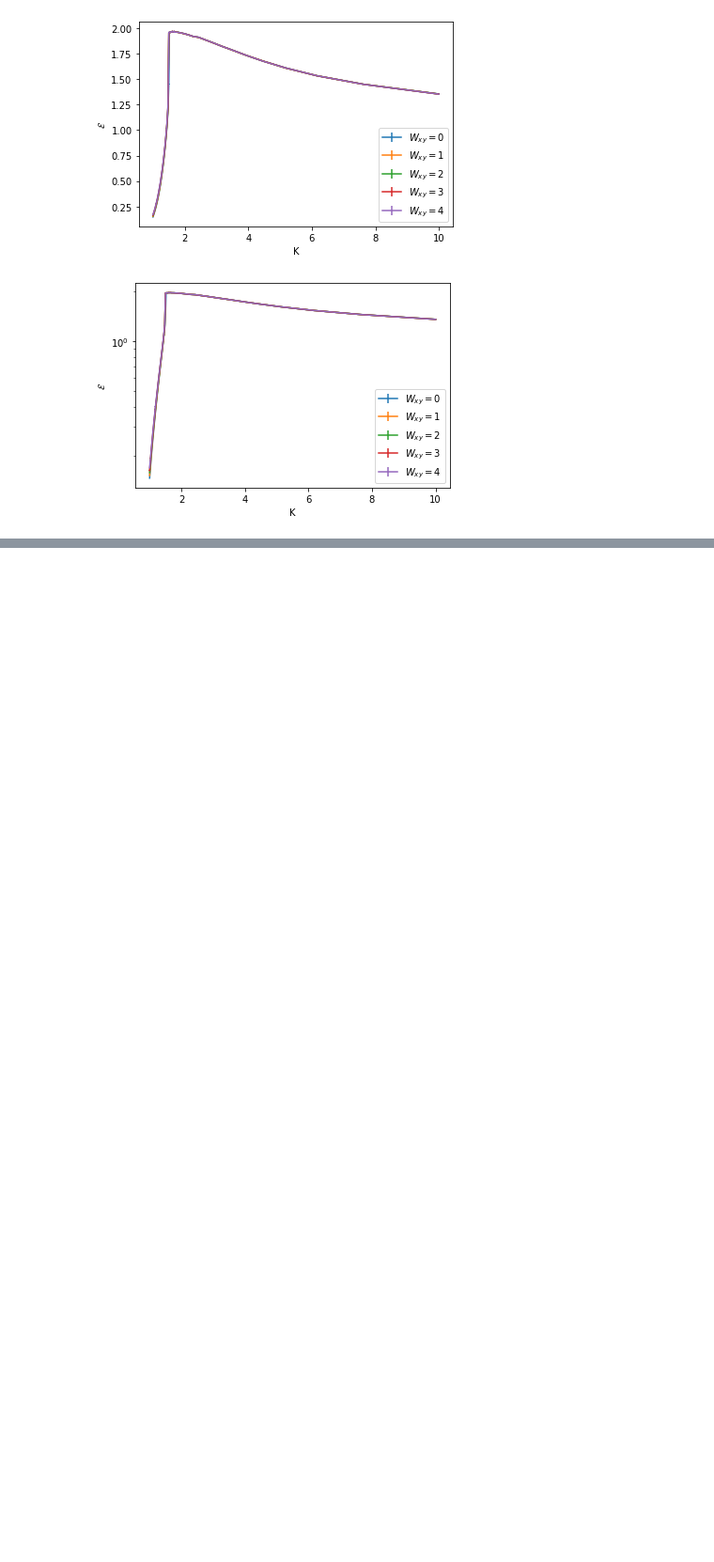
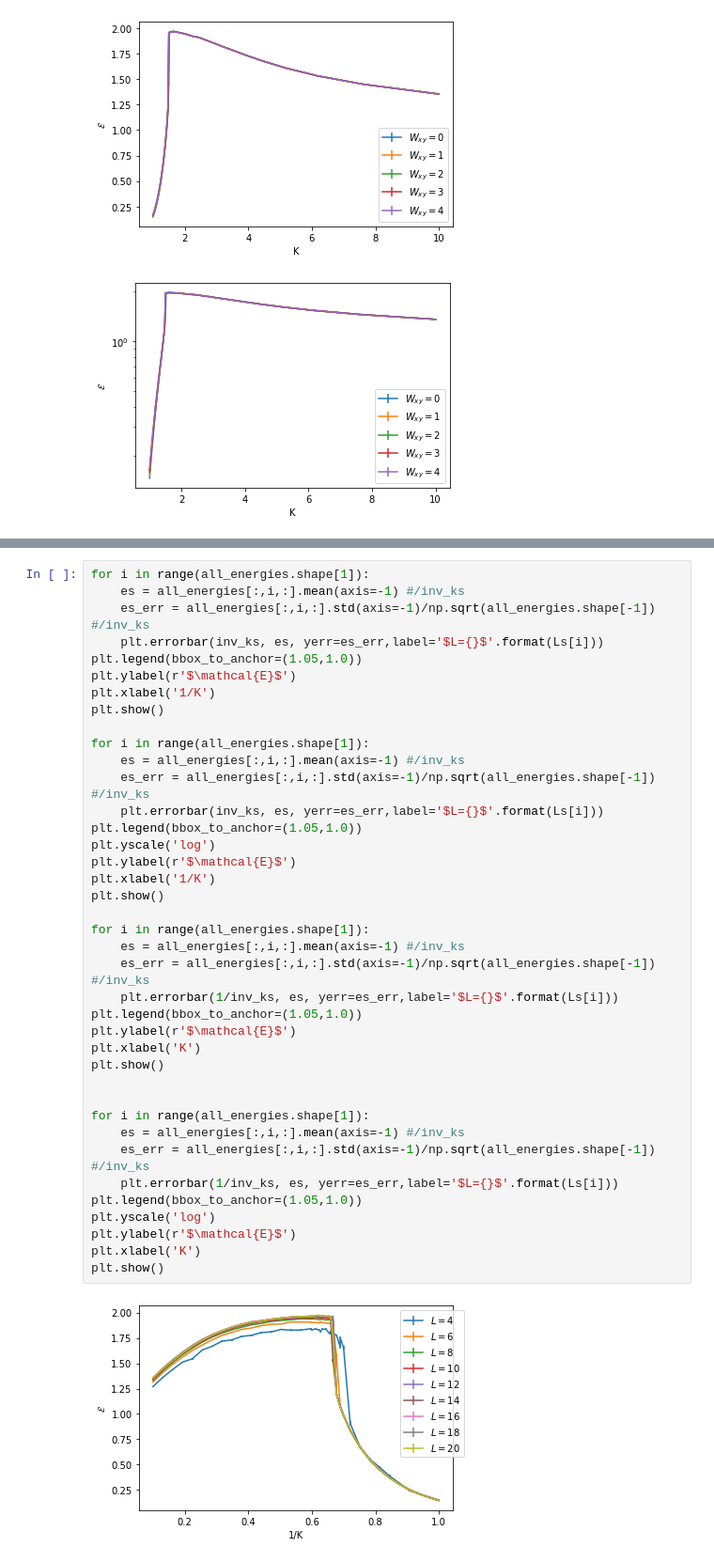
Before and after one commit to Renmusxd/PyGaugeMC, a Jupyter notebook: jupyter/GPU Energies.ipynb, the cells around one changed output, grey strips where cells are left out. Shown at 94% size. Drawn from its saved outputs; the diff is of its cells as text; blank space fills up the shorter version.

```diff
--- a/jupyter/GPU Energies.ipynb
+++ b/jupyter/GPU Energies.ipynb
@@ -153,0 +110,41 @@ plt.show()
+# %%
+for i in range(all_energies.shape[1]):
+    es = all_energies[:,i,:].mean(axis=-1) #/inv_ks
+    es_err = all_energies[:,i,:].std(axis=-1)/np.sqrt(all_energies.shape[-1]) #/inv_ks
+    plt.errorbar(inv_ks, es, yerr=es_err,label='$L={}$'.format(Ls[i]))
+plt.legend(bbox_to_anchor=(1.05,1.0))
+plt.ylabel(r'$\mathcal{E}$')
+plt.xlabel('1/K')
+plt.show()
+
+for i in range(all_energies.shape[1]):
+    es = all_energies[:,i,:].mean(axis=-1) #/inv_ks
+    es_err = all_energies[:,i,:].std(axis=-1)/np.sqrt(all_energies.shape[-1]) #/inv_ks
+    plt.errorbar(inv_ks, es, yerr=es_err,label='$L={}$'.format(Ls[i]))
+plt.legend(bbox_to_anchor=(1.05,1.0))
+plt.yscale('log')
+plt.ylabel(r'$\mathcal{E}$')
+plt.xlabel('1/K')
+plt.show()
+
+for i in range(all_energies.shape[1]):
+    es = all_energies[:,i,:].mean(axis=-1) #/inv_ks
+    es_err = all_energies[:,i,:].std(axis=-1)/np.sqrt(all_energies.shape[-1]) #/inv_ks
+    plt.errorbar(1/inv_ks, es, yerr=es_err,label='$L={}$'.format(Ls[i]))
+plt.legend(bbox_to_anchor=(1.05,1.0))
+plt.ylabel(r'$\mathcal{E}$')
+plt.xlabel('K')
+plt.show()
+
+
+for i in range(all_energies.shape[1]):
+    es = all_energies[:,i,:].mean(axis=-1) #/inv_ks
+    es_err = all_energies[:,i,:].std(axis=-1)/np.sqrt(all_energies.shape[-1]) #/inv_ks
+    plt.errorbar(1/inv_ks, es, yerr=es_err,label='$L={}$'.format(Ls[i]))
+plt.legend(bbox_to_anchor=(1.05,1.0))
+plt.yscale('log')
+plt.ylabel(r'$\mathcal{E}$')
+plt.xlabel('K')
+plt.show()
+# %% [output]
+[figure, added]
```
Also changed, not shown: parts of 4 cells of this notebook.
